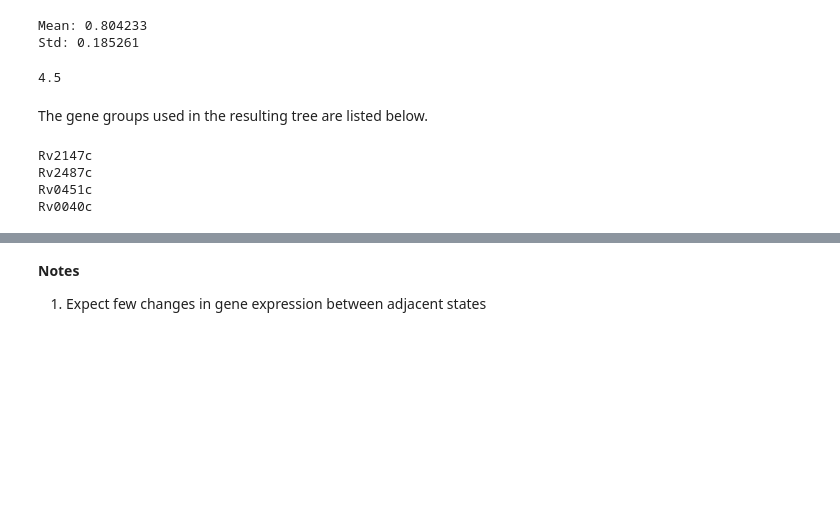
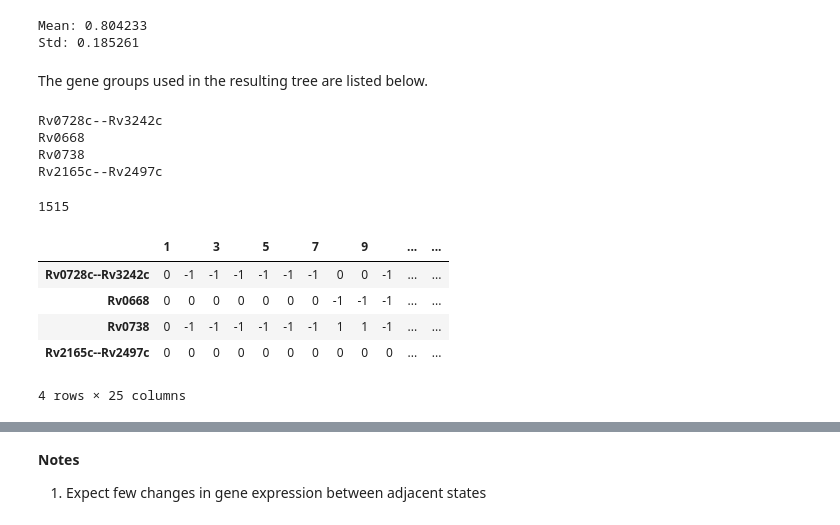
Before and after one commit to uwescience/old_xstate, a Jupyter notebook: notebooks/State Assignment Using Decision Trees.ipynb, the cells around one changed output, grey strips where cells are left out. Cells and saved outputs as stored; diff of their text form; code cells hidden in the pictures; blank space fills up the shorter version.

```diff
--- a/notebooks/State Assignment Using Decision Trees.ipynb
+++ b/notebooks/State Assignment Using Decision Trees.ipynb
@@ -143,20 +176,41 @@ print("Mean: %f\nStd: %f" % (np.mean(results), np.std(results)))
 # %% [output]
 Mean: 0.804233
 Std: 0.185261
-# %%
-np.mean(range(10))
-# %% [output]
-4.5
 # %%
 viewTree(df_Xdata, ser_Ydata)
 # %% [markdown]
 The gene groups used in the resulting tree are listed below.
 # %%
-gene_groups = [1482, 201, 1246, 1124]
+gene_groups = [109,616, 218, 1087]
+features = makeFeatureColumns(provider)
 for group in gene_groups:
-    print(data_features[group])
+    print(features[group])
 # %% [output]
-Rv2147c
-Rv2487c
-Rv0451c
-Rv0040c
+Rv0728c--Rv3242c
+Rv0668
+Rv0738
+Rv2165c--Rv2497c
+# %%
+len(makeFeatureColumns(provider))
+# %% [output]
+1515
+# %%
+gene_groups = [109,616, 218, 1087]
+features = makeFeatureColumns(provider)
+df_plot =  transform_data.aggregateGenes(provider=provider)
+df_plot = df_plot.drop(columns=["T0"])
+column_names = [features[g] for g in gene_groups]
+df_plot = df_plot.T
+df_plot = df_plot[column_names]
+df_plot = df_plot.copy()
+df_plot = df_plot.T
+df_plot.columns = [c.replace("T","") for c in df_plot.columns]
+df_plot.columns = ["" if int(c) % 2 == 0 else c for c in df_plot.columns]
+df_plot.head()
+# %% [output]
+|  | 1 |  | 3 |  | 5 |  | 7 |  | 9 |  | ... | ... |
+| Rv0728c--Rv3242c | 0 | -1 | -1 | -1 | -1 | -1 | -1 | 0 | 0 | -1 | ... | ... |
+| Rv0668 | 0 | 0 | 0 | 0 | 0 | 0 | 0 | -1 | -1 | -1 | ... | ... |
+| Rv0738 | 0 | -1 | -1 | -1 | -1 | -1 | -1 | 1 | 1 | -1 | ... | ... |
+| Rv2165c--Rv2497c | 0 | 0 | 0 | 0 | 0 | 0 | 0 | 0 | 0 | 0 | ... | ... |
+4 rows × 25 columns
```
Also changed, not shown: parts of 19 cells of this notebook, 2 other files.
